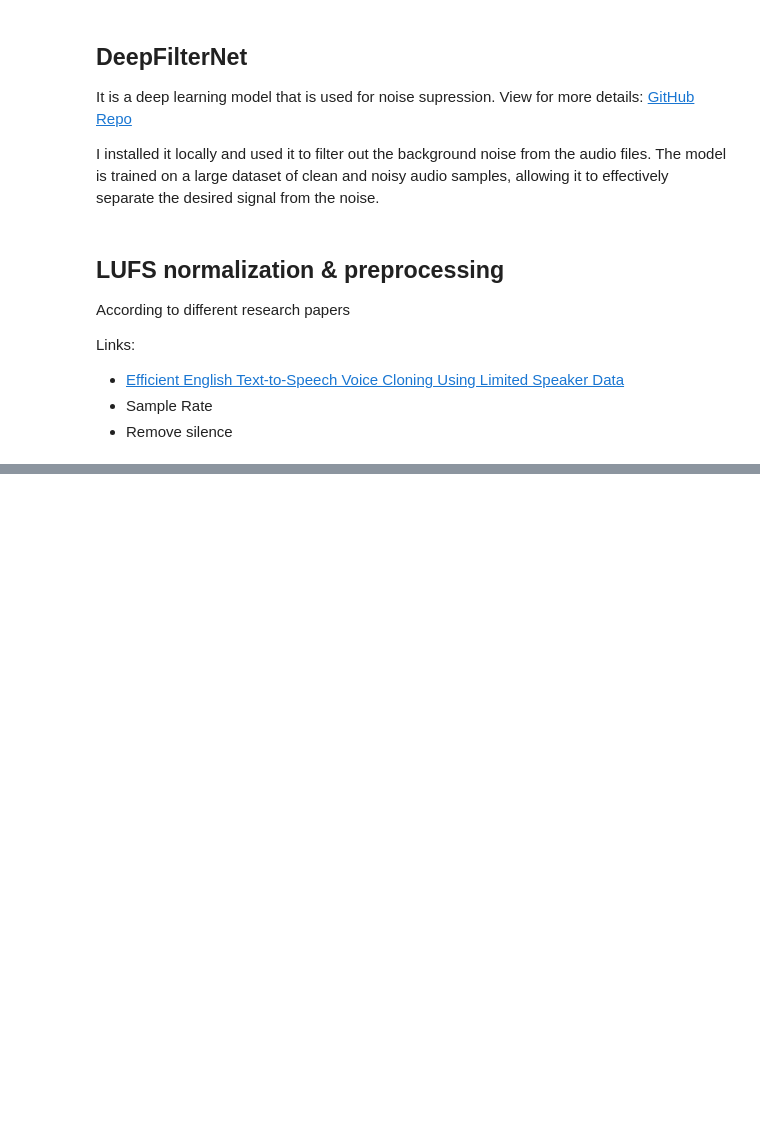
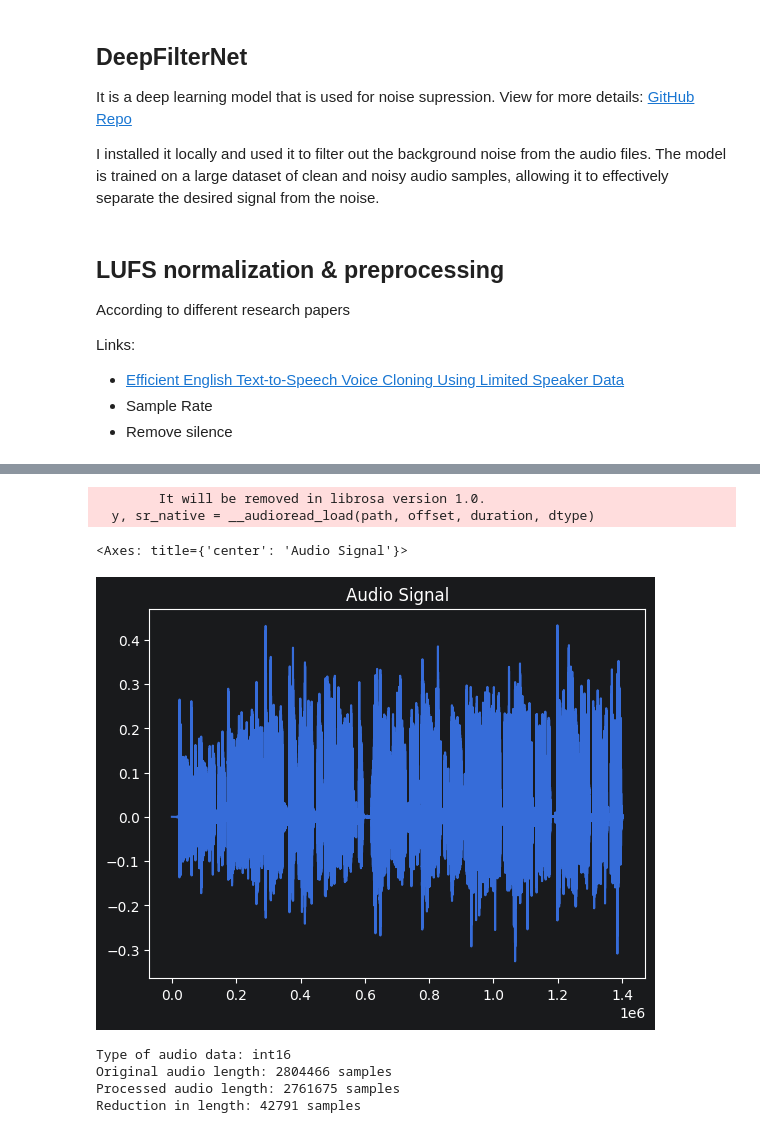
Before and after one commit to seiferla/als-voice-cloning-evaluation, a Jupyter notebook: notebooks/data_preprocessing.ipynb, the cells around one changed output, grey strips where cells are left out. Saved outputs shown, nothing was run; the diff lists cells and outputs as text; code cells hidden in the pictures; blank space fills up the shorter version.

```diff
--- a/notebooks/data_preprocessing.ipynb
+++ b/notebooks/data_preprocessing.ipynb
@@ -61,0 +134,11 @@ for audio_filename in audio_files:
+# %%
+y, sr = librosa.load('/Users/d0304693/Documents/fun/als-voice-cloning-evaluation/data/DeepFilterNet/AUDIO-2021-07-30-06-44-26.wav')
+
+y1, sr1 = librosa.load('/Users/d0304693/Documents/fun/als-voice-cloning-evaluation/data/m4a/AUDIO-2021-07-30-06-44-26.m4a')
+
+pd.Series(y).plot(title='Audio Signal')
+# %% [output]
+        It will be removed in librosa version 1.0.
+  y, sr_native = __audioread_load(path, offset, duration, dtype)
+<Axes: title={'center': 'Audio Signal'}>
+[figure, added]
@@ -61,0 +149,25 @@ for audio_filename in audio_files:
+# %%
+path = '/Users/d0304693/Documents/fun/als-voice-cloning-evaluation/data/DeepFilterNet/AUDIO-2021-07-30-06-44-26.wav'
+
+rate, audio = read(path)
+
+print(f'Type of audio data: {audio.dtype}')
+
+aud = AudioSegment(audio.tobytes(),frame_rate = rate,
+                   sample_width = audio.dtype.itemsize,channels = 1)
+audio_chunks = split_on_silence(
+    aud,
+    min_silence_len = 700,
+    silence_thresh = -45,
+    keep_silence = 500,)
+
+audio_processed = sum(audio_chunks)
+audio_processed = np.array(audio_processed.get_array_of_samples())
+print(f"Original audio length: {len(audio)} samples")
+print(f"Processed audio length: {len(audio_processed)} samples")
+print(f"Reduction in length: {len(audio) - len(audio_processed)} samples")
+# %% [output]
+Type of audio data: int16
+Original audio length: 2804466 samples
+Processed audio length: 2761675 samples
+Reduction in length: 42791 samples
```
Also changed, not shown: parts of 4 cells of this notebook.
